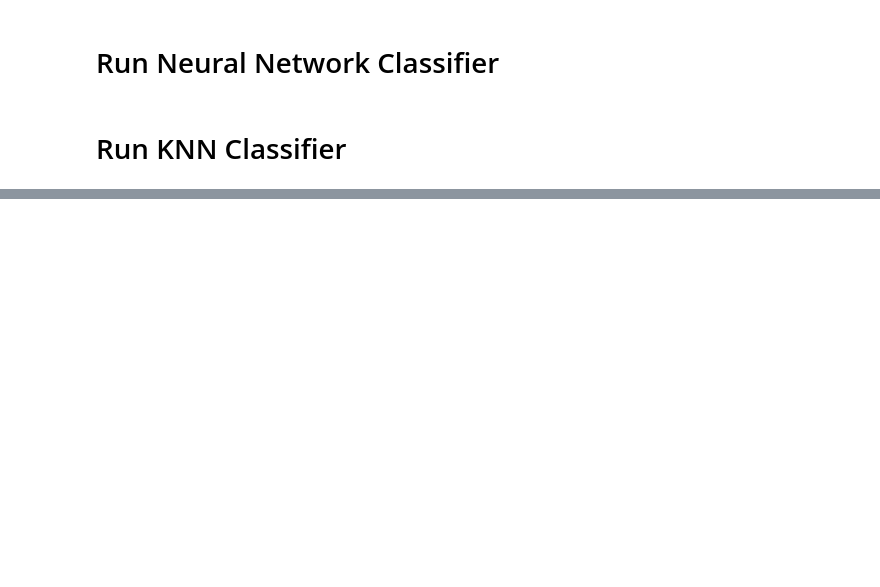
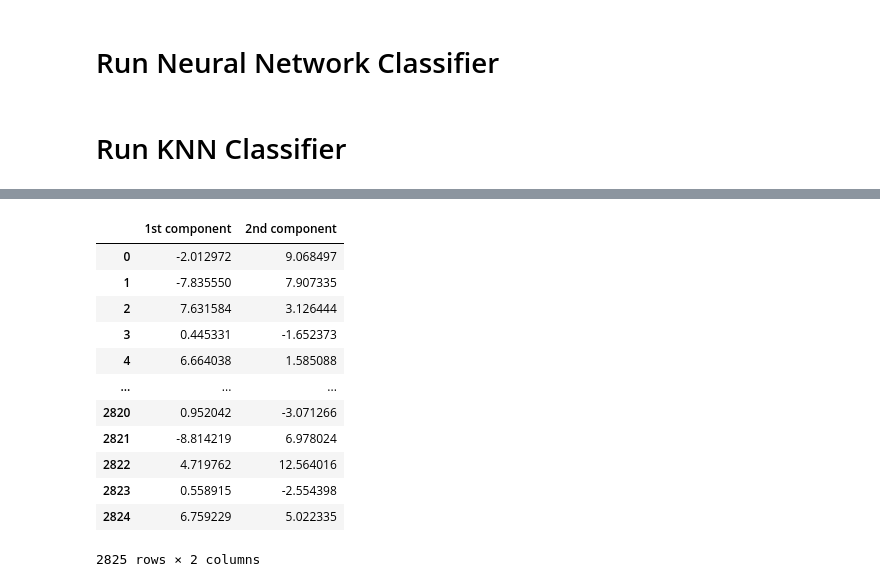
Before and after one commit to Tobias-Fechner/yr5-computational-intelligence, a Jupyter notebook: TF08-run-assignment.ipynb, the cells around one changed output, grey strips where cells are left out. Drawn from its saved outputs; the diff is of its cells as text; code cells hidden in the pictures; blank space fills up the shorter version.

```diff
--- a/TF08-run-assignment.ipynb
+++ b/TF08-run-assignment.ipynb
@@ -12,5 +24,5 @@ data_training, data_validation, spikeIndexes_training, spikeIndexes_validation =
 # %% [markdown]
 # Run Neural Network Classifier
 # %%
-results = utilities.createResultsRepo()
+results = utilities.createResultsRepo([500])
 # %%
@@ -29,2 +50,10 @@ predictionsMLP = classifySpikes(waveforms, nn)
 # %% [markdown]
 # Run KNN Classifier
+# %%
+for index in spikeIndexes_validation:
+    _, _, label = getInputsAndTargets(data_validation.loc[index, 'waveform'], 4, data_validation.loc[index - 10:index + 5, 'knownClass'])
+    data_validation.loc[index, 'knownClass'] = label + 1
+
+for index in spikeIndexes_training:
+    _, _, label = getInputsAndTargets(data_training.loc[index, 'waveform'], 4, data_training.loc[index - 10:index + 5, 'knownClass'])
+    data_training.loc[index, 'knownClass'] = label + 1
@@ -31,4 +62,9 @@ predictionsMLP = classifySpikes(waveforms, nn)
 # %%
-predictionsKNN, componentsTraining = KNN_classifier(data_training.loc[spikeIndexes_training, 'waveform'].to_list(),
-                                                 data_validation.loc[spikeIndexes_validation, 'waveform'].to_list(),
-                                                 data_training.loc[spikeIndexes_training, 'knownClass'].to_list())
+results = {}
+for n_neighbors in [3,4,5,6,7,8]:
+    for n_components in [3,4,5,6,7,8,9,10]:
+        predictionsKNN, componentsTraining, cs = KNN_spikes.KNN_classifier(data_training.loc[spikeIndexes_training, 'waveform'].to_list(),
+                                                         data_validation.loc[spikeIndexes_validation, 'waveform'].to_list(),
+                                                         data_training.loc[spikeIndexes_training, 'knownClass'].to_list(), n_components=int(n_components), n_neighbors=n_neighbors)
+
+        results['comps:' + str(n_components) + '_neigh:' + str(n_neighbors)] = predictionsKNN
@@ -35,2 +114,18 @@ predictionsKNN, componentsTraining = KNN_classifier(data_training.loc[spikeIndex
 # %%
-px.scatter(x=componentsTraining.T[0], y=componentsTraining.T[1])
+df = pd.DataFrame(data=(componentsTraining.T[0], componentsTraining.T[1]), index=['1st component', '2nd component'])
+# %%
+df.T
+# %% [output]
+|  | 1st component | 2nd component |
+| 0 | -2.012972 | 9.068497 |
+| 1 | -7.835550 | 7.907335 |
+| 2 | 7.631584 | 3.126444 |
+| 3 | 0.445331 | -1.652373 |
+| 4 | 6.664038 | 1.585088 |
+| ... | ... | ... |
+| 2820 | 0.952042 | -3.071266 |
+| 2821 | -8.814219 | 6.978024 |
+| 2822 | 4.719762 | 12.564016 |
+| 2823 | 0.558915 | -2.554398 |
+| 2824 | 6.759229 | 5.022335 |
+2825 rows × 2 columns
```
Also changed, not shown: parts of 23 cells of this notebook, 3 other files.
